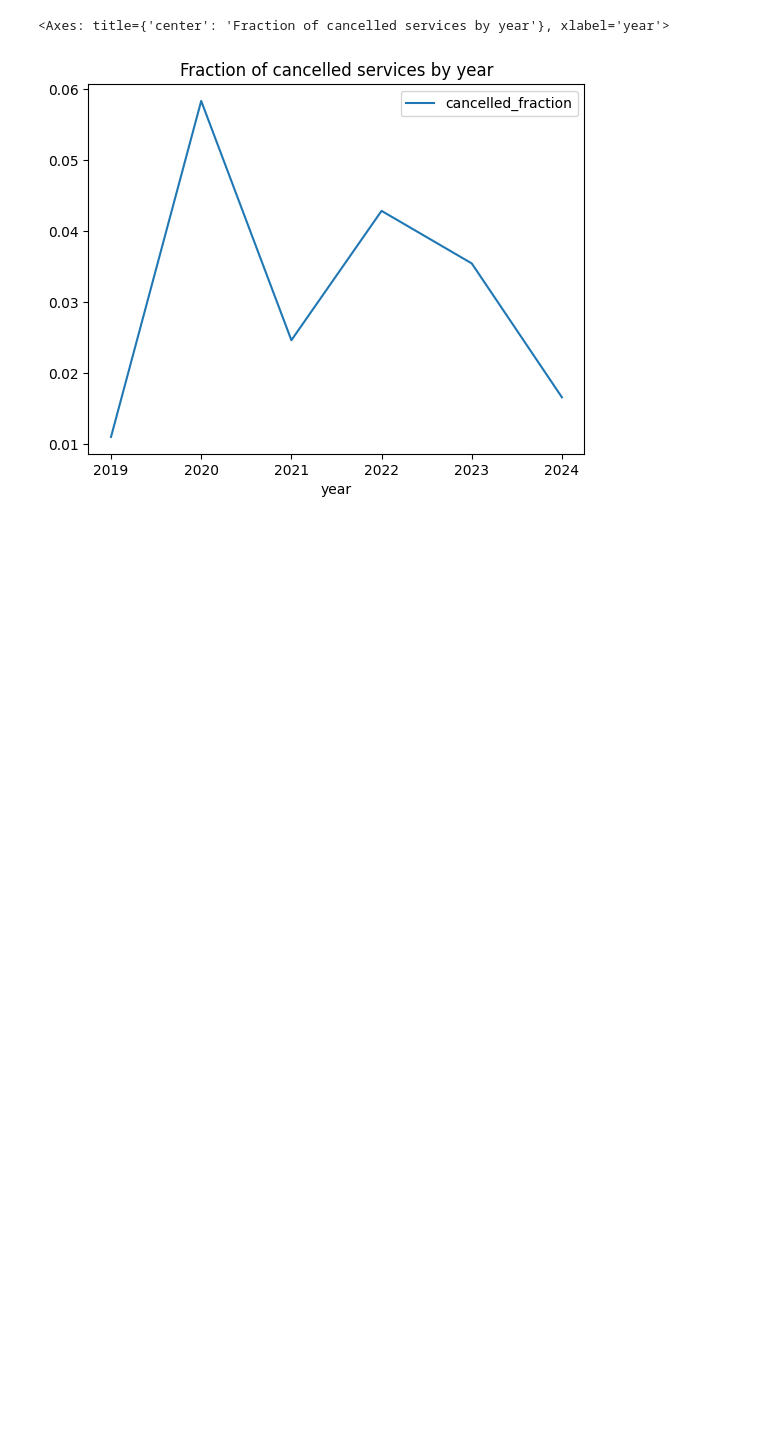
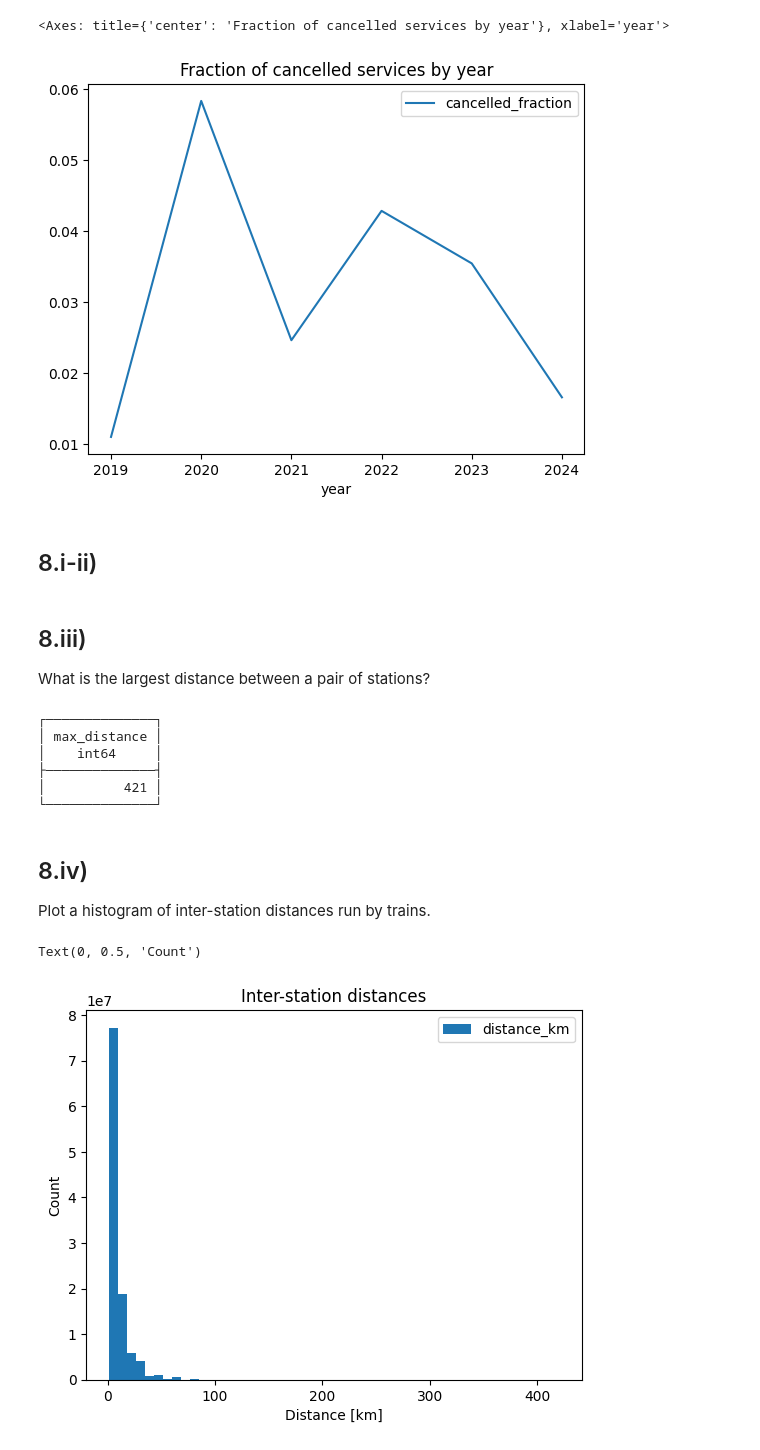
Before and after one commit to Virtual23PRO/lab_2MLProject, a Jupyter notebook: homework.ipynb, the cells around one changed output. Drawn from its saved outputs; the diff is of its cells as text; code cells hidden in the pictures; blank space fills up the shorter version.

```diff
--- a/homework.ipynb
+++ b/homework.ipynb
@@ -382,3 +382,5 @@ cancelled_fraction_by_year.plot.line(
 # %% [output]
 <Axes: title={'center': 'Fraction of cancelled services by year'}, xlabel='year'>
 [figure]
+# %% [markdown]
+## 8.i-ii)
@@ -384,0 +415,31 @@ cancelled_fraction_by_year.plot.line(
+# %% [markdown]
+## 8.iii)
+What is the largest distance between a pair of stations?
+# %%
+db.sql("""
+SELECT MAX(distance) AS max_distance
+FROM station_connections;
+""")
+# %% [output]
+┌──────────────┐
+│ max_distance │
+│    int64     │
+├──────────────┤
+│          421 │
+└──────────────┘
+# %% [markdown]
+## 8.iv)
+Plot a histogram of inter-station distances run by trains.
+# %%
+df_dist = db.sql("""
+    SELECT CAST(distance AS DOUBLE) AS distance_km
+    FROM station_connections
+    WHERE distance IS NOT NULL AND distance > 0
+""").df()
+
+ax = df_dist.plot.hist( y="distance_km", bins=50, title="Inter-station distances",)
+ax.set_xlabel("Distance [km]")
+ax.set_ylabel("Count")
+# %% [output]
+Text(0, 0.5, 'Count')
+[figure, added]
```
Also changed, not shown: parts of 1 cell of this notebook.
